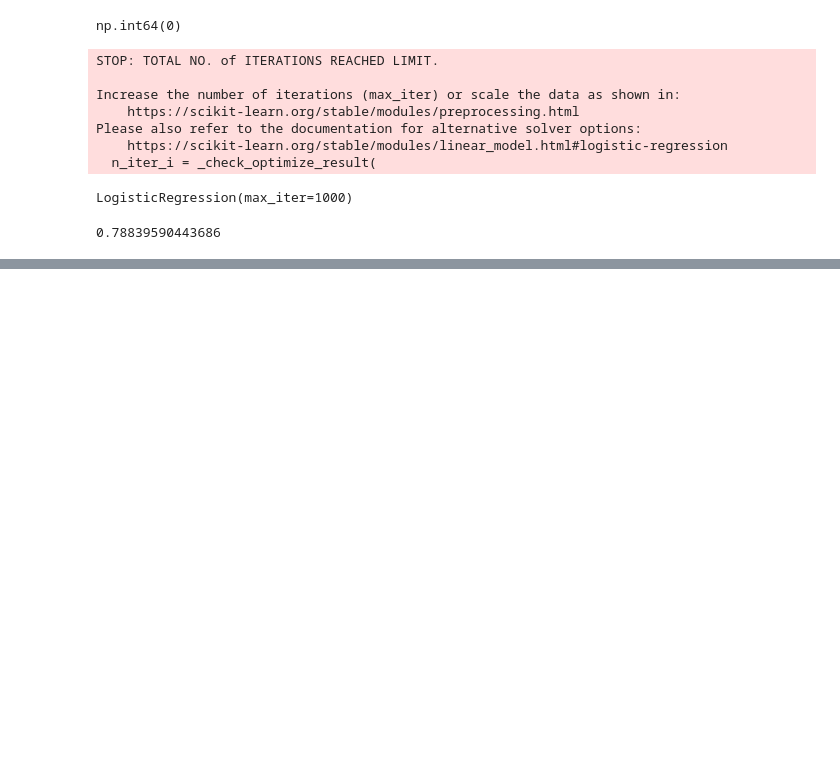
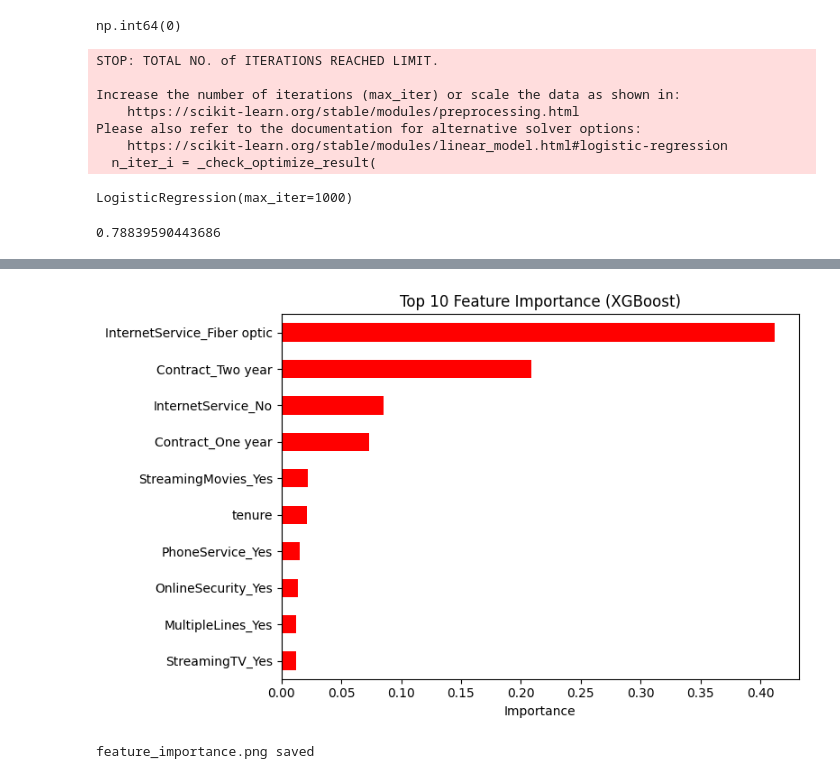
Before and after one commit to EmreKaya230/Customer-Churn-Project, a Jupyter notebook: telco_customer_churn_project.ipynb, the cells around one changed output, grey strips where cells are left out. Drawn from its saved outputs; the diff is of its cells as text; code cells hidden in the pictures; blank space fills up the shorter version.

```diff
--- a/telco_customer_churn_project.ipynb
+++ b/telco_customer_churn_project.ipynb
@@ -187,0 +223,12 @@ accuracy_score(y_test,y_pred)
+# %%
+# --- RANDOM FOREST ---
+from sklearn.ensemble import RandomForestClassifier
+
+rf_model = RandomForestClassifier(n_estimators=100, random_state=42)
+rf_model.fit(X_train, y_train)  # RF no need scaling
+rf_pred = rf_model.predict(X_test)
+
+print('=== Random Forest ===')
+print(f'Accuracy: {accuracy_score(y_test, rf_pred):.4f}')
+print()
+print(classification_report(y_test, rf_pred, target_names=['No Churn', 'Churn']))
@@ -187,0 +328,20 @@ accuracy_score(y_test,y_pred)
+# %%
+# --- FEATURE IMPORTANCE (XGBoost) ---
+import matplotlib.pyplot as plt
+import pandas as pd
+
+feat_imp = pd.Series(xgb_model.feature_importances_, index=X_train.columns)
+top10 = feat_imp.sort_values(ascending=False).head(10)
+
+plt.figure(figsize=(8, 5))
+top10.plot(kind='barh', color='red')
+plt.xlabel('Importance')
+plt.title('Top 10 Feature Importance (XGBoost)')
+plt.gca().invert_yaxis()
+plt.tight_layout()
+plt.savefig('feature_importance.png', dpi=150, bbox_inches='tight')
+plt.show()
+print('feature_importance.png saved')
+# %% [output]
+[figure, added]
+feature_importance.png saved
```
Also changed, not shown: parts of 7 cells of this notebook, 3 other files.
